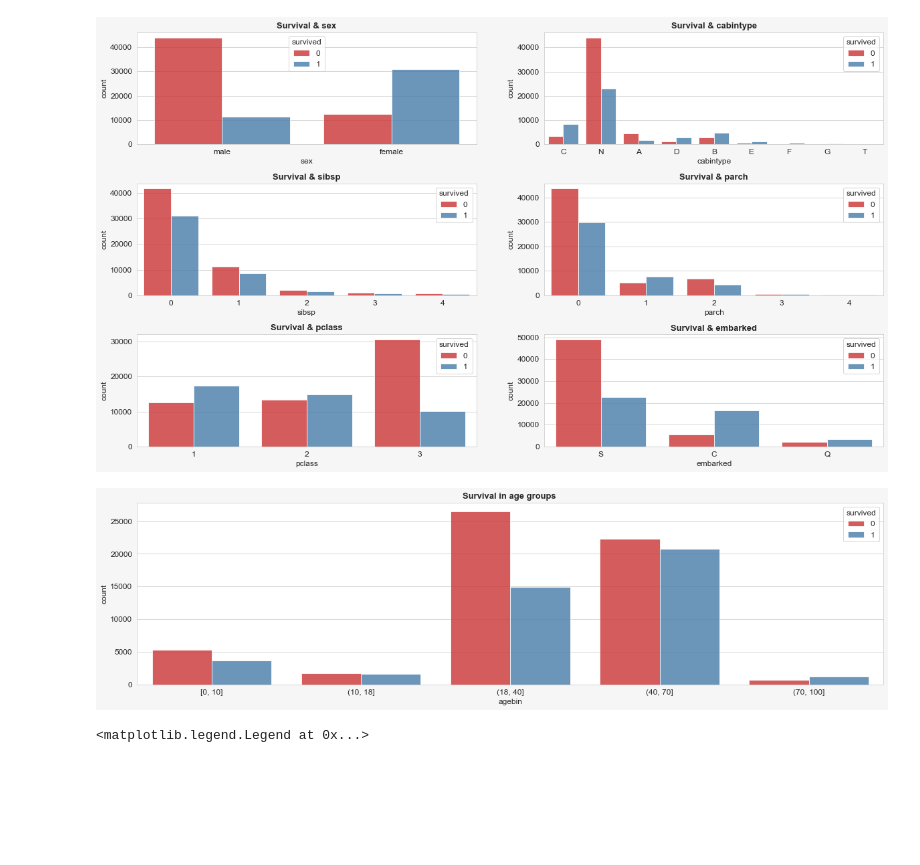
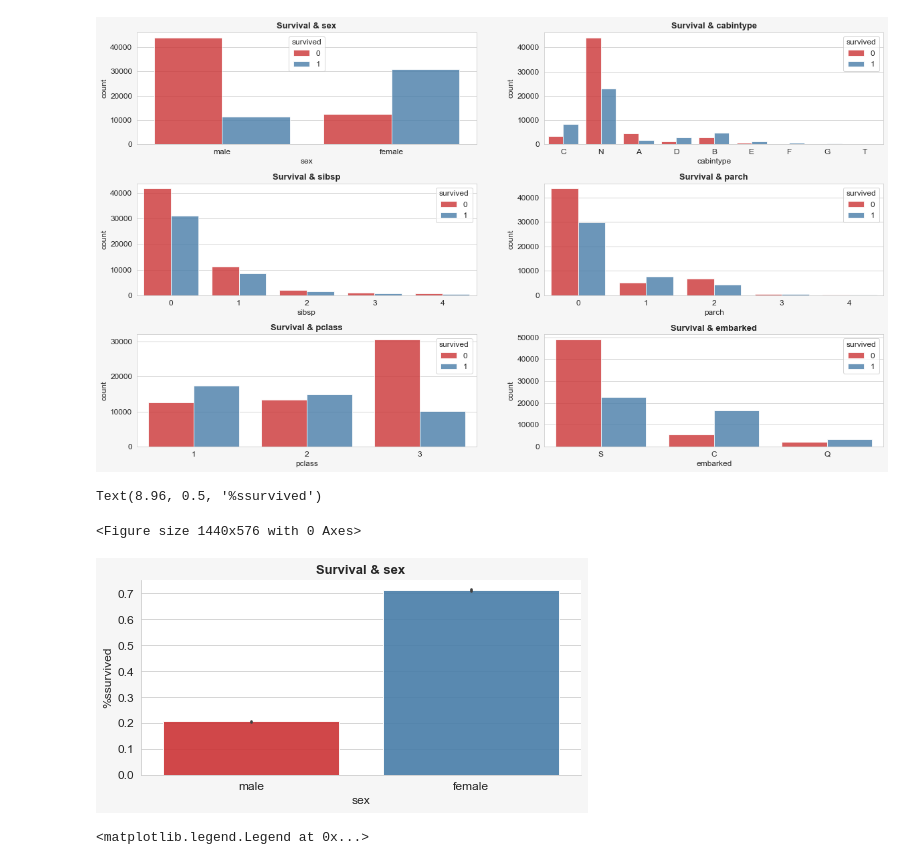
Before and after one commit to kastrubait/ml-intro-2022Q1, a Jupyter notebook: task-2_data_exploration.ipynb, the cells around one changed output. Cells and saved outputs as stored; diff of their text form; code cells hidden in the pictures; blank space fills up the shorter version.

```diff
--- a/task-2_data_exploration.ipynb
+++ b/task-2_data_exploration.ipynb
@@ -351,20 +351,15 @@ plt.show()
 # %% [output]
 [figure]
 # %%
-# We'll do some binning based on age groups.
-ageb_order = ['[0, 10]', '(10, 18]', '(18, 40]', '(40, 70]', '(70, 100]']
+train_df[['sex','survived']].groupby(['sex'], as_index = False).mean().sort_values(by='survived', ascending = False)
 
-train_df['agebin'] = pd.cut(train_df['age'],
-    bins=[0, 10, 18, 40, 70, 100],
-    labels=ageb_order,
-    include_lowest=True)
-#print(train_df['agebin'].value_counts())
+plt.figure(figsize=(20, 8))
+sns.catplot(x='sex', y='survived', data=train_df, kind='bar', aspect=2, height=3.5,  palette = 'Set1', alpha=0.9)
+plt.title('Survival & sex', fontsize=13, weight='bold')
+plt.ylabel('%ssurvived')
 
-sns.countplot(data = train_df, x = 'agebin', hue='survived', palette = 'Set1', alpha=0.8, order=list(ageb_order))
-plt.title('Survival in age groups ', fontsize=13, weight='bold')
-plt.show()
-
-# Age groups (18, 40] & (40, 70] look useful for predicting the survivability.
-# he highest mortality is observed among young people under 40 years old, with increasing age the chances of surviving or dying even out.
+# The probability of survival in women was higher and amounted to 0.7, among men only 0.2 survived.
 # %% [output]
+Text(8.96, 0.5, '%ssurvived')
+<Figure size 1440x576 with 0 Axes>
-[figure, old version]
+[figure, new version]
```
Also changed, not shown: parts of 2 cells of this notebook.
